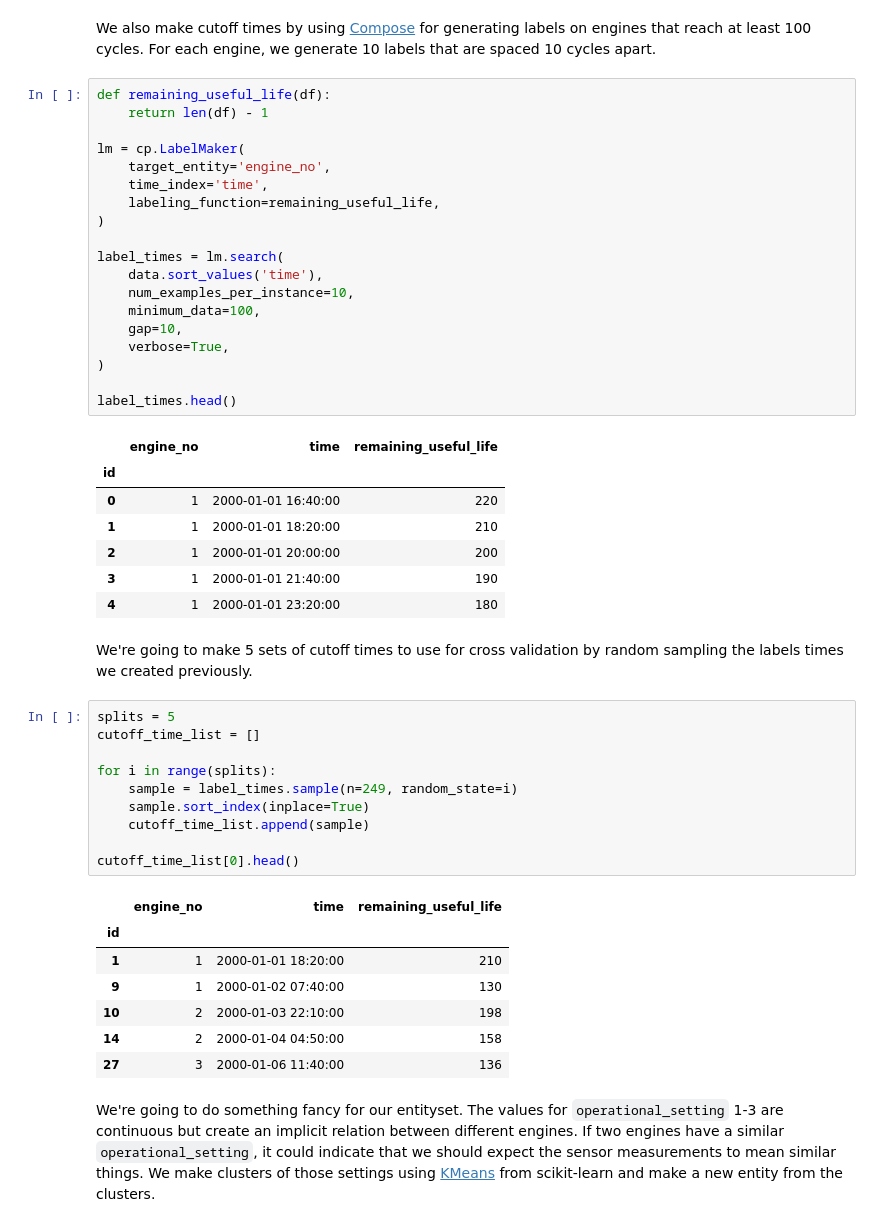
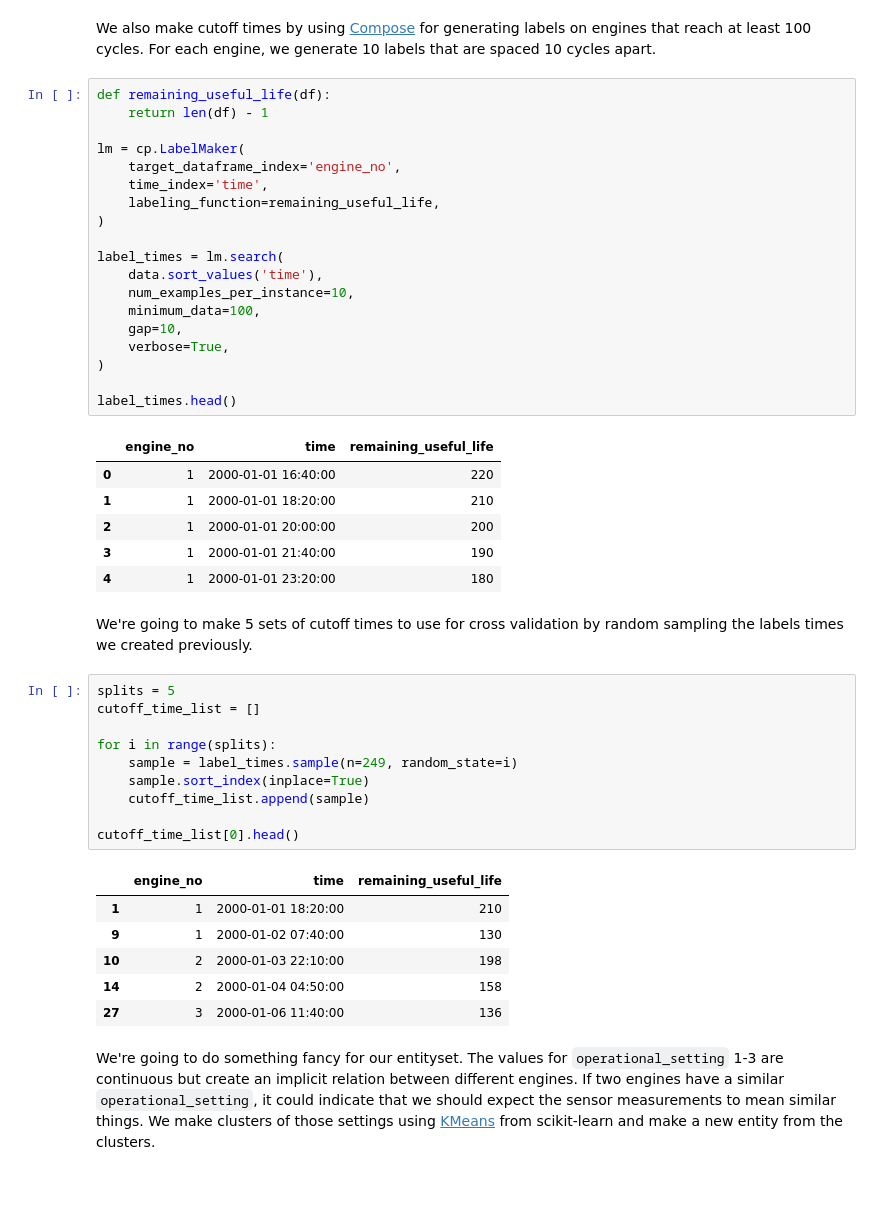
Before and after one commit to alteryx/predict-remaining-useful-life, a Jupyter notebook: Advanced Featuretools RUL.ipynb, the cells around one changed output. Cells and saved outputs as stored; diff of their text form; blank space fills up the shorter version.

```diff
--- a/Advanced Featuretools RUL.ipynb
+++ b/Advanced Featuretools RUL.ipynb
@@ -57,25 +57,24 @@ We also make cutoff times by using [Compose](https://compose.featurelabs.com) fo
 # %%
 def remaining_useful_life(df):
     return len(df) - 1
 
 lm = cp.LabelMaker(
-    target_entity='engine_no',
+    target_dataframe_index='engine_no',
     time_index='time',
     labeling_function=remaining_useful_life,
 )
 
 label_times = lm.search(
     data.sort_values('time'),
     num_examples_per_instance=10,
     minimum_data=100,
     gap=10,
     verbose=True,
 )
 
 label_times.head()
 # %% [output]
 |  | engine_no | time | remaining_useful_life |
-| id |  |  |  |
 | 0 | 1 | 2000-01-01 16:40:00 | 220 |
 | 1 | 1 | 2000-01-01 18:20:00 | 210 |
 | 2 | 1 | 2000-01-01 20:00:00 | 200 |
@@ -95,7 +94,6 @@ for i in range(splits):
 cutoff_time_list[0].head()
 # %% [output]
 |  | engine_no | time | remaining_useful_life |
-| id |  |  |  |
 | 1 | 1 | 2000-01-01 18:20:00 | 210 |
 | 9 | 1 | 2000-01-02 07:40:00 | 130 |
 | 10 | 2 | 2000-01-03 22:10:00 | 198 |
```
Also changed, not shown: parts of 8 cells of this notebook, 1 other file.
